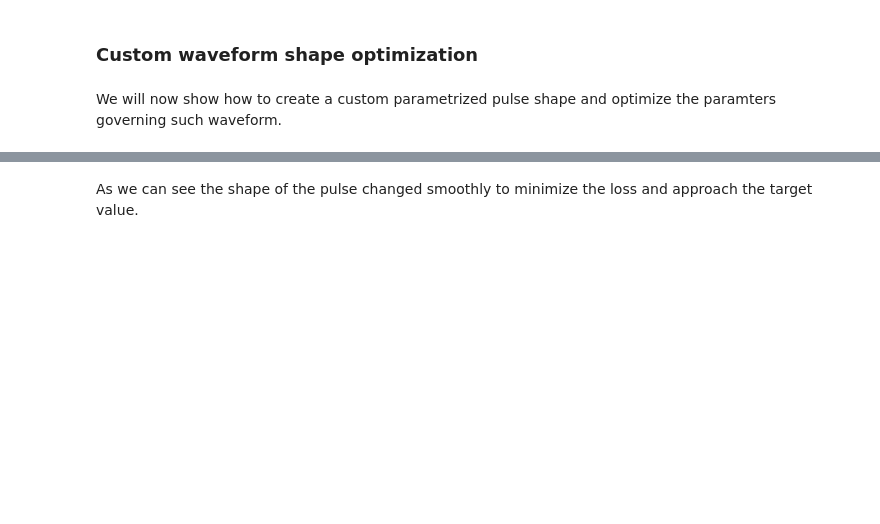
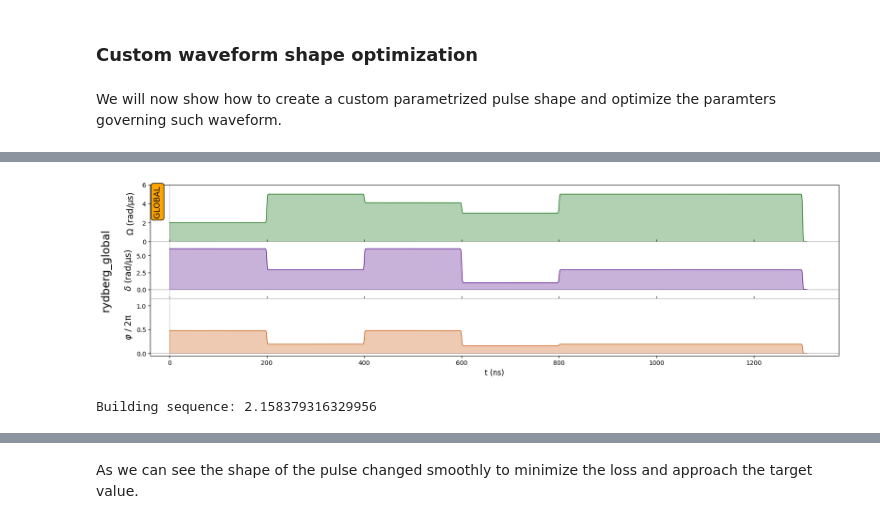
Before and after one commit to pasqal-io/pulser-diff, a Jupyter notebook: tutorials/pulse_optimization.ipynb, the cells around one changed output, grey strips where cells are left out. Drawn from its saved outputs; the diff is of its cells as text; code cells hidden in the pictures; blank space fills up the shorter version.

```diff
--- a/tutorials/pulse_optimization.ipynb
+++ b/tutorials/pulse_optimization.ipynb
@@ -182,0 +188,12 @@ Stored calls
+# %%
+def get_abstract_repr(seq: Sequence) -> dict:
+    param_dict = {}
+    all_calls = [call for call in seq._calls + seq._to_build_calls if call.name == "add"]
+    for i, call in enumerate(all_calls):
+        pulse = call.args[0]
+        d = {k: v._to_abstract_repr() if hasattr(v, "_to_abstract_repr") else v for k, v in pulse._to_abstract_repr().items()}
+        param_dict[i] = d
+    return param_dict
+# %%
+abs_repr = get_abstract_repr(seq)
+abs_repr
@@ -182,0 +218,8 @@ Stored calls
+# %%
+from dataclasses import dataclass
+
+@dataclass()
+class Parameter:
+    var: Parametrized
+    value: Union[int, float, None] = None
+    trainable: bool = False
@@ -182,0 +378,8 @@ Stored calls
+# %%
+t1 = time()
+var_values = {name: p.value for name, p in parameters.items()}
+_seq.build(**var_values).draw(draw_phase_curve=True)
+print("Building sequence:", time() - t1)
+# %% [output]
+[figure, added]
+Building sequence: 2.158379316329956
```
Also changed, not shown: parts of 43 cells of this notebook, 5 other files.
